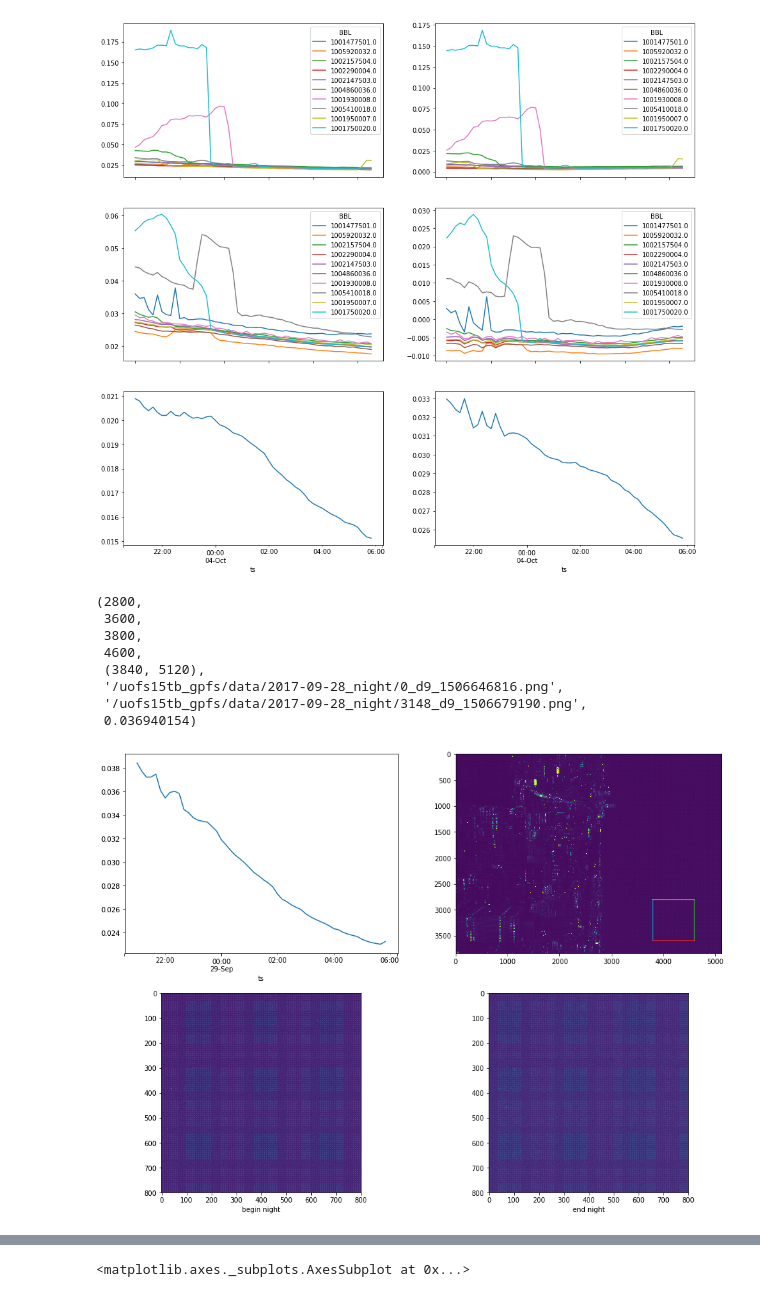
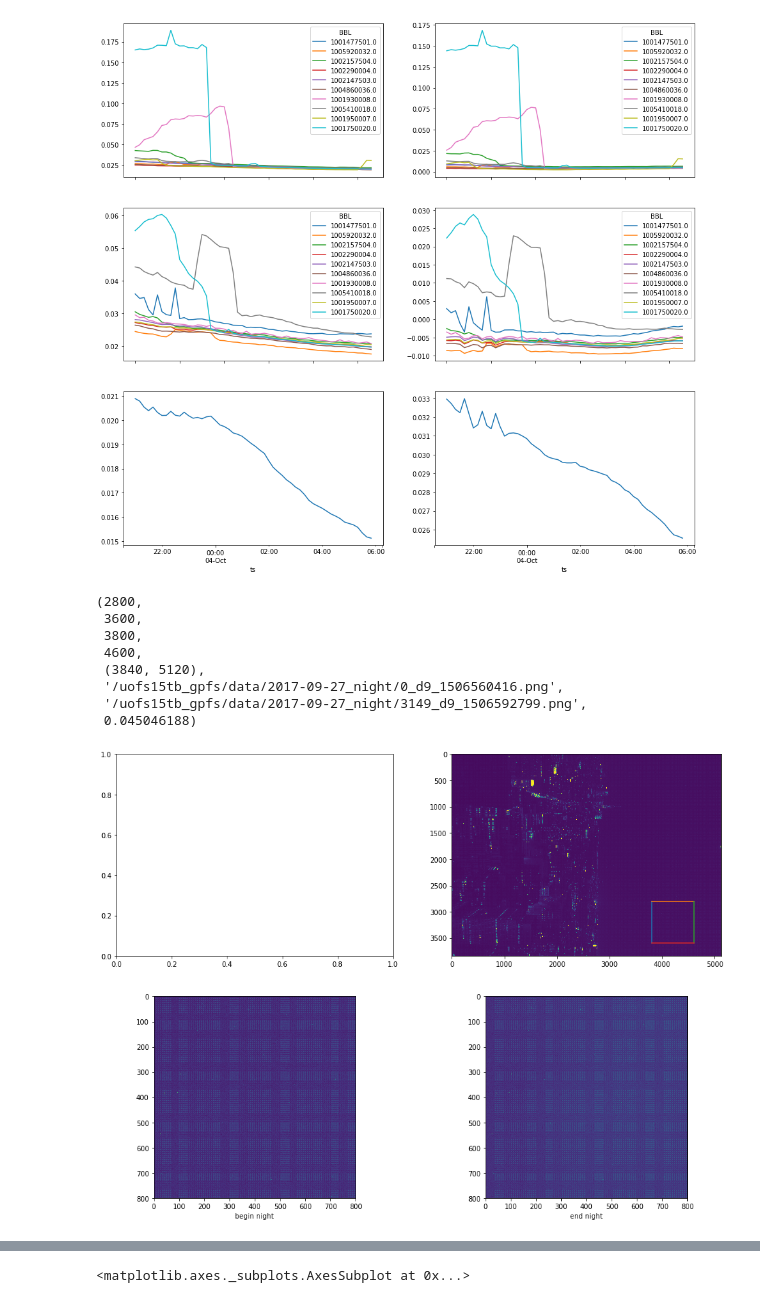
Before and after one commit to cmoscardi/independent_2018, a Jupyter notebook: image/zeropoint_and_more_nn.ipynb, the cells around one changed output, grey strips where cells are left out. Cells and saved outputs as stored; diff of their text form; code cells hidden in the pictures.

```diff
--- a/image/zeropoint_and_more_nn.ipynb
+++ b/image/zeropoint_and_more_nn.ipynb
@@ -113,28 +110,33 @@ d9 : 76878/101574 == 0.7568669147616516
 [figure]
 # %%
 import weather
+from importlib import reload
+reload(weather)
+
+night="2017-09-27"
 fig, axes = plt.subplots(2, 2, figsize=(16, 12))
 (ax1, ax2, ax3, ax4) = axes.flatten()
-zeropoint_d9["avg"].plot(ax=ax1)
+#zeropoint_d9["avg"].plot(ax=ax1)
 ims = weather.images_for_night(night, 'd9')
 ax2.imshow(plt.imread(ims[0]))
 x1, x2, y1, y2 = weather.d9_skypatch
+#x1, x2, y1, y2 = weather.d9_skypatch_v2
 ax2.plot( [x1, x1], [y1, y2])
 ax2.plot( [x1, x2], [y1, y1],)
 ax2.plot([x2, x2], [y1, y2])
 ax2.plot([x1, x2], [y2, y2])
 ax3.imshow(plt.imread(ims[0])[y1:y2, x1:x2])
 ax3.set_xlabel("begin night")
 ax4.imshow(plt.imread(ims[-1])[y1:y2, x1:x2])
 ax4.set_xlabel("end night")
 y1, y2, x1, x2, plt.imread(ims[0]).shape, ims[0], ims[-1], plt.imread(ims[0])[y1:y2, x1:x2].mean()
 # %% [output]
 (2800,
  3600,
  3800,
  4600,
  (3840, 5120),
- '/uofs15tb_gpfs/data/2017-09-28_night/0_d9_1506646816.png',
- '/uofs15tb_gpfs/data/2017-09-28_night/3148_d9_1506679190.png',
- 0.036940154)
+ '/uofs15tb_gpfs/data/2017-09-27_night/0_d9_1506560416.png',
+ '/uofs15tb_gpfs/data/2017-09-27_night/3149_d9_1506592799.png',
+ 0.045046188)
-[figure, old version]
+[figure, new version]
```
Also changed, not shown: parts of 5 cells of this notebook, 7 other files.
